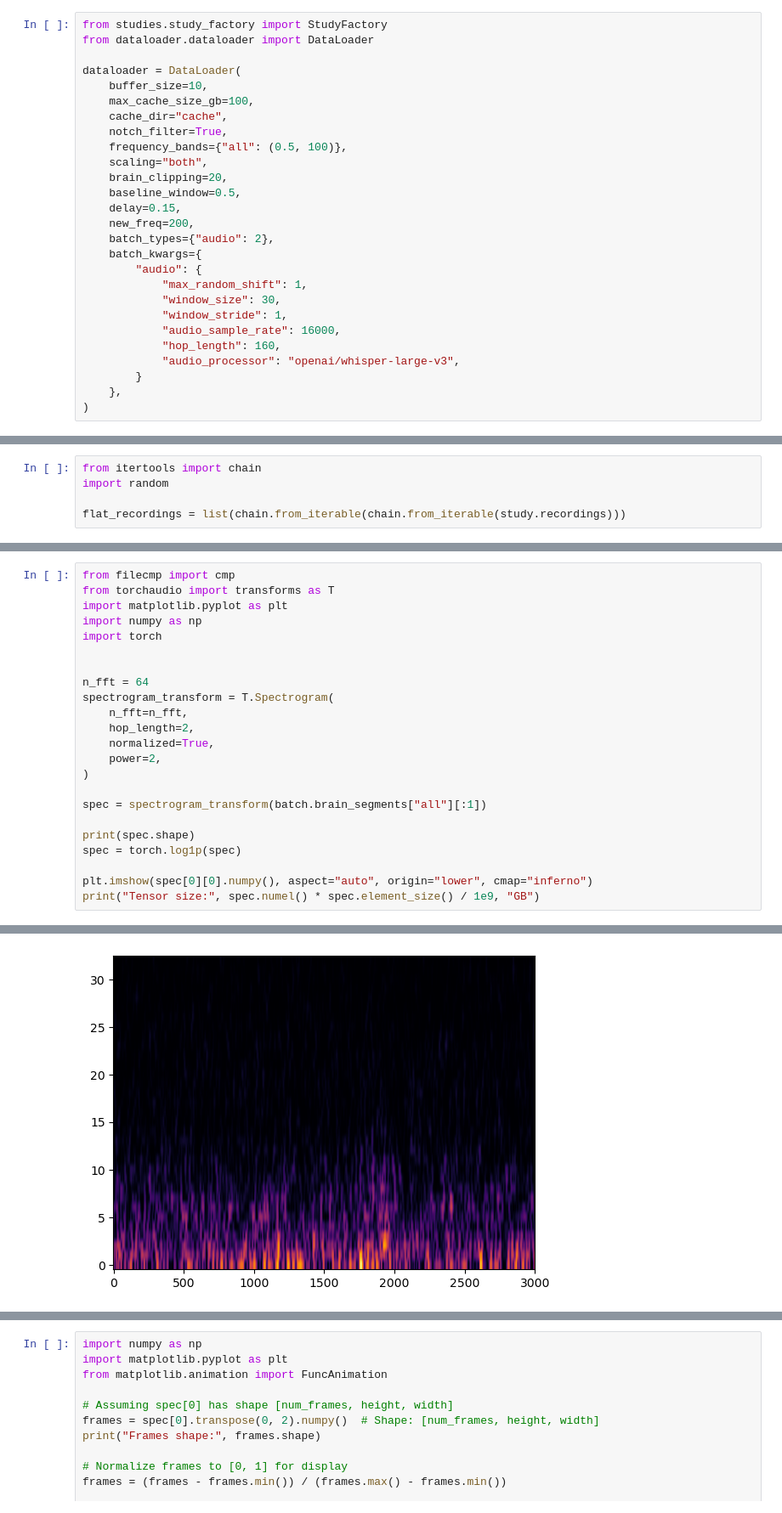
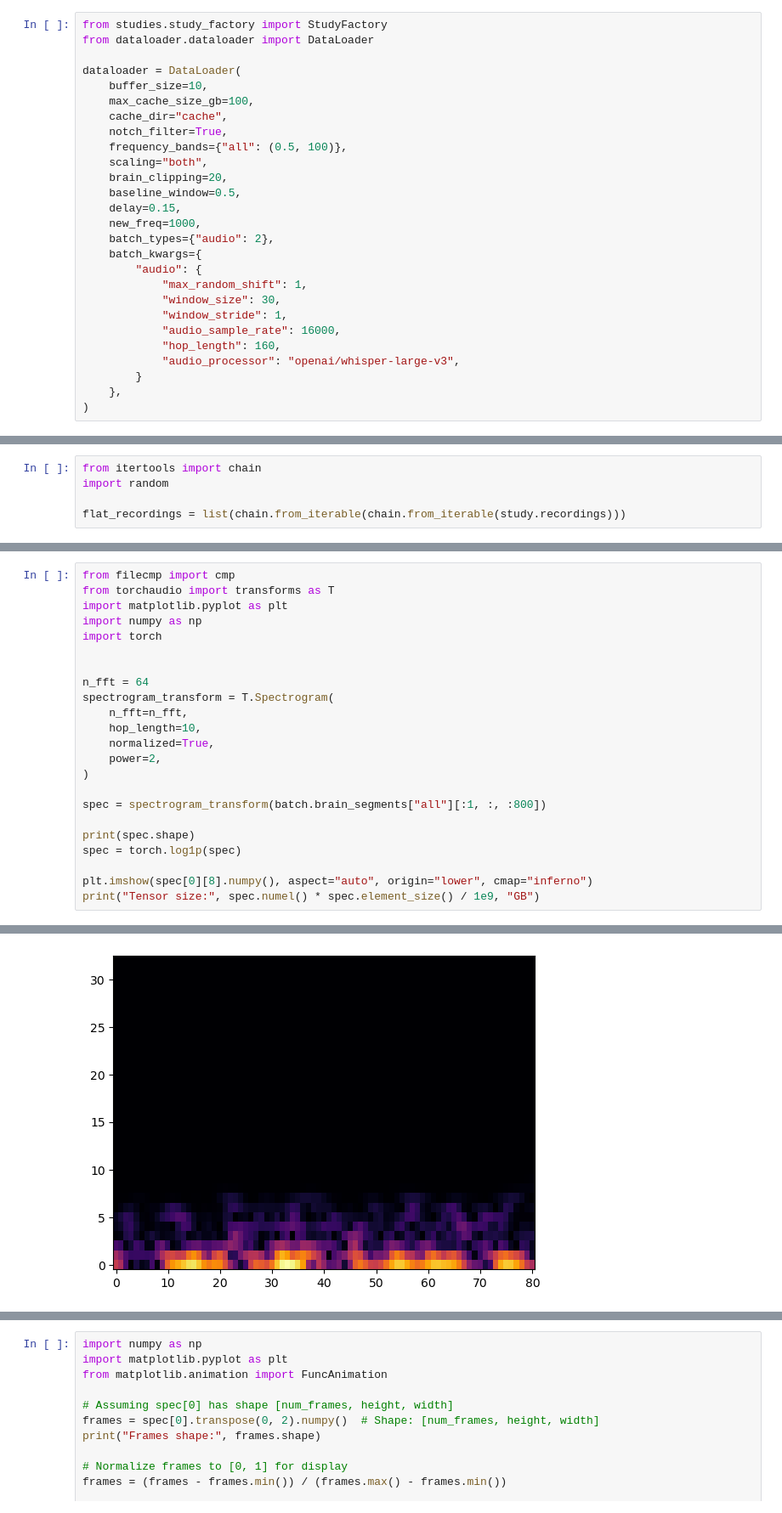
Before and after one commit to shsu04/brain-decoding, a Jupyter notebook: dataloader_test.ipynb, the cells around one changed output, grey strips where cells are left out. Shown at 85% size. Saved outputs shown, nothing was run; the diff lists cells and outputs as text.

Commit message:
final update before running spectrogram variant

```diff
--- a/dataloader_test.ipynb
+++ b/dataloader_test.ipynb
@@ -12,7 +12,7 @@ dataloader = DataLoader(
     brain_clipping=20,
     baseline_window=0.5,
     delay=0.15,
-    new_freq=200,
+    new_freq=1000,
     batch_types={"audio": 2},
     batch_kwargs={
         "audio": {
@@ -109,16 +109,16 @@ import torch
 n_fft = 64
 spectrogram_transform = T.Spectrogram(
     n_fft=n_fft,
-    hop_length=2,
+    hop_length=10,
     normalized=True,
     power=2,
 )
 
-spec = spectrogram_transform(batch.brain_segments["all"][:1])
+spec = spectrogram_transform(batch.brain_segments["all"][:1, :, :800])
 
 print(spec.shape)
 spec = torch.log1p(spec)
 
-plt.imshow(spec[0][0].numpy(), aspect="auto", origin="lower", cmap="inferno")
+plt.imshow(spec[0][8].numpy(), aspect="auto", origin="lower", cmap="inferno")
 print("Tensor size:", spec.numel() * spec.element_size() / 1e9, "GB")
 # %% [output]
@@ -127,4 +127,4 @@ Tensor size: 0.082395456 GB
-[figure, old version]
+[figure, new version]
 # %%
 plt.imshow(spec[0][8].numpy(), aspect="auto", origin="lower", cmap="inferno")
 # %% [output]
```
Also changed, not shown: parts of 4 cells of this notebook.
